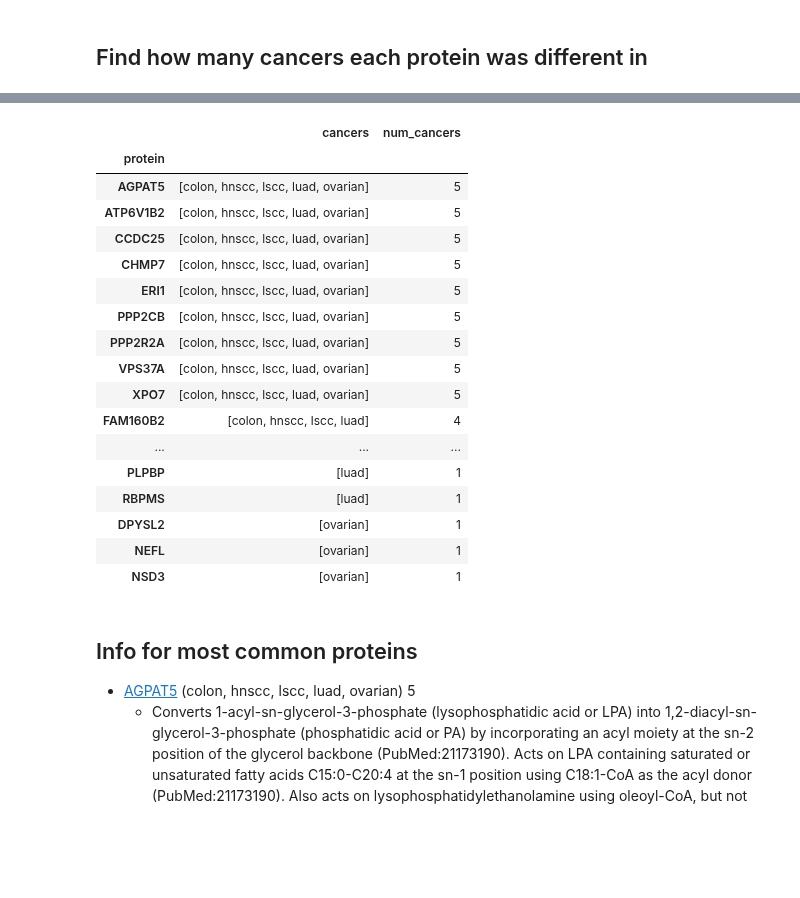
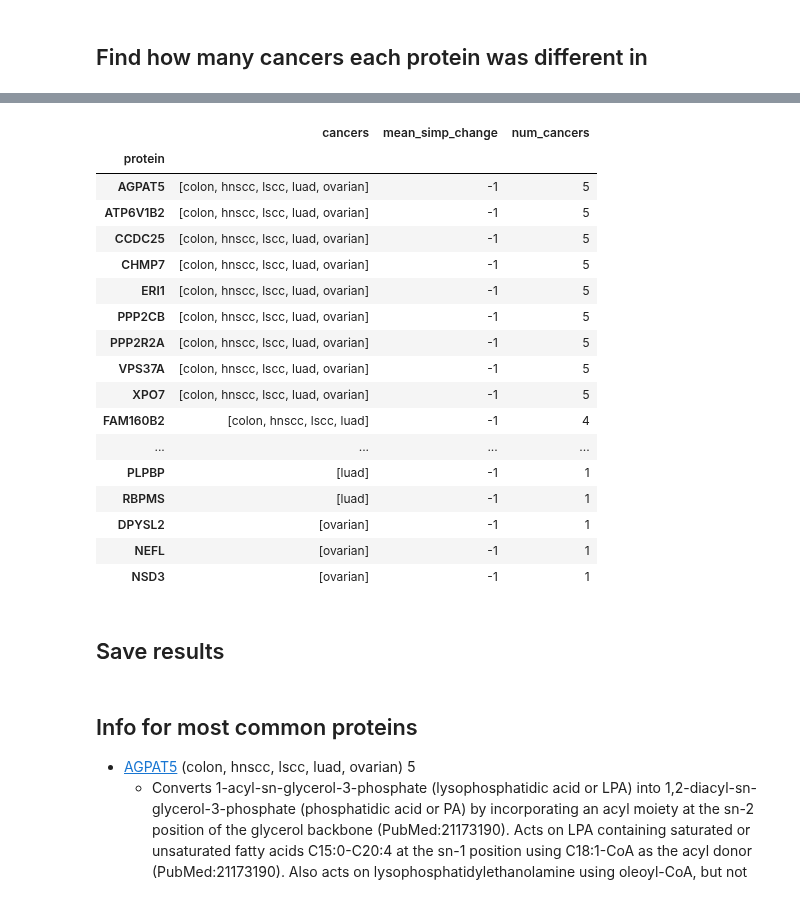
Before and after one commit to PayneLab/pancancerCNV, a Jupyter notebook: chromosome_8/04_commonly_diff_proteins_8p_cis.ipynb, the cells around one changed output, grey strips where cells are left out. Saved outputs shown, nothing was run; the diff lists cells and outputs as text; code cells hidden in the pictures; blank space fills up the shorter version.

```diff
--- a/chromosome_8/04_commonly_diff_proteins_8p_cis.ipynb
+++ b/chromosome_8/04_commonly_diff_proteins_8p_cis.ipynb
@@ -116,3 +120,15 @@ prots.groupby("cancer_type").count()[["protein"]]
 | ovarian | 20 |
 # %% [markdown]
 ## Find how many cancers each protein was different in
+# %%
+def make_simple_change(change_val):
+    if change_val == 0:
+        return 0
+    if change_val > 0:
+        return 1
+    if change_val < 0:
+        return -1
+
+prots = prots.assign(
+    simplified_change=prots["change"].apply(make_simple_change)
+)
@@ -119,33 +156,36 @@ prots.groupby("cancer_type").count()[["protein"]]
 # %%
 prots_summary = prots.groupby("protein").agg(**{
-    "cancers": ("cancer_type", lambda x: x.sort_values().drop_duplicates(keep="first").tolist())
+    "cancers": ("cancer_type", lambda x: x.sort_values().drop_duplicates(keep="first").tolist()),
+    "mean_simp_change": ("simplified_change", np.mean)
 })
 
 prots_summary = prots_summary.\
 assign(
     num_cancers=prots_summary["cancers"].apply(len),
     tmp_sort=prots_summary["cancers"].apply(lambda x: "".join(x))
 ).\
 sort_values(by=["num_cancers", "tmp_sort"], ascending=[False, True]).\
 drop(columns="tmp_sort")
 
 prots_summary
 # %% [output]
-|  | cancers | num_cancers |
-| protein |  |  |
-| AGPAT5 | [colon, hnscc, lscc, luad, ovarian] | 5 |
-| ATP6V1B2 | [colon, hnscc, lscc, luad, ovarian] | 5 |
-| CCDC25 | [colon, hnscc, lscc, luad, ovarian] | 5 |
-| CHMP7 | [colon, hnscc, lscc, luad, ovarian] | 5 |
-| ERI1 | [colon, hnscc, lscc, luad, ovarian] | 5 |
-| PPP2CB | [colon, hnscc, lscc, luad, ovarian] | 5 |
-| PPP2R2A | [colon, hnscc, lscc, luad, ovarian] | 5 |
-| VPS37A | [colon, hnscc, lscc, luad, ovarian] | 5 |
-| XPO7 | [colon, hnscc, lscc, luad, ovarian] | 5 |
-| FAM160B2 | [colon, hnscc, lscc, luad] | 4 |
-| ... | ... | ... |
-| PLPBP | [luad] | 1 |
-| RBPMS | [luad] | 1 |
-| DPYSL2 | [ovarian] | 1 |
-| NEFL | [ovarian] | 1 |
-| NSD3 | [ovarian] | 1 |
+|  | cancers | mean_simp_change | num_cancers |
+| protein |  |  |  |
+| AGPAT5 | [colon, hnscc, lscc, luad, ovarian] | -1 | 5 |
+| ATP6V1B2 | [colon, hnscc, lscc, luad, ovarian] | -1 | 5 |
+| CCDC25 | [colon, hnscc, lscc, luad, ovarian] | -1 | 5 |
+| CHMP7 | [colon, hnscc, lscc, luad, ovarian] | -1 | 5 |
+| ERI1 | [colon, hnscc, lscc, luad, ovarian] | -1 | 5 |
+| PPP2CB | [colon, hnscc, lscc, luad, ovarian] | -1 | 5 |
+| PPP2R2A | [colon, hnscc, lscc, luad, ovarian] | -1 | 5 |
+| VPS37A | [colon, hnscc, lscc, luad, ovarian] | -1 | 5 |
+| XPO7 | [colon, hnscc, lscc, luad, ovarian] | -1 | 5 |
+| FAM160B2 | [colon, hnscc, lscc, luad] | -1 | 4 |
+| ... | ... | ... | ... |
+| PLPBP | [luad] | -1 | 1 |
+| RBPMS | [luad] | -1 | 1 |
+| DPYSL2 | [ovarian] | -1 | 1 |
+| NEFL | [ovarian] | -1 | 1 |
+| NSD3 | [ovarian] | -1 | 1 |
+# %% [markdown]
+## Save results
```
Also changed, not shown: parts of 3 cells of this notebook, 33 other files.
